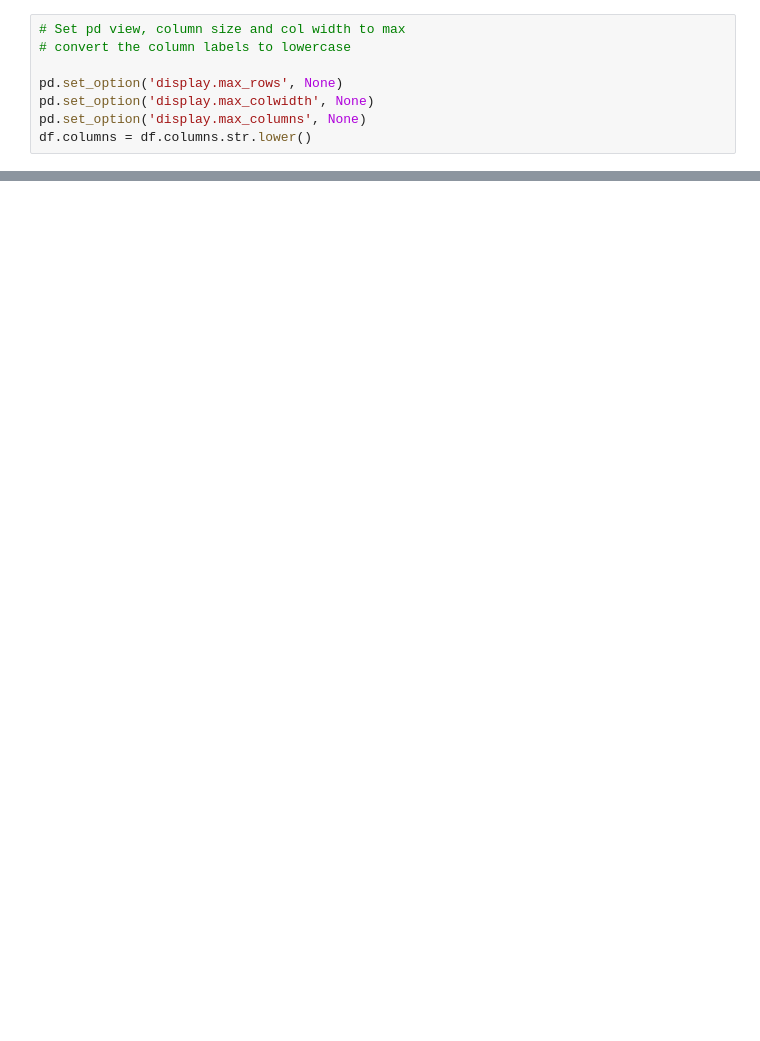
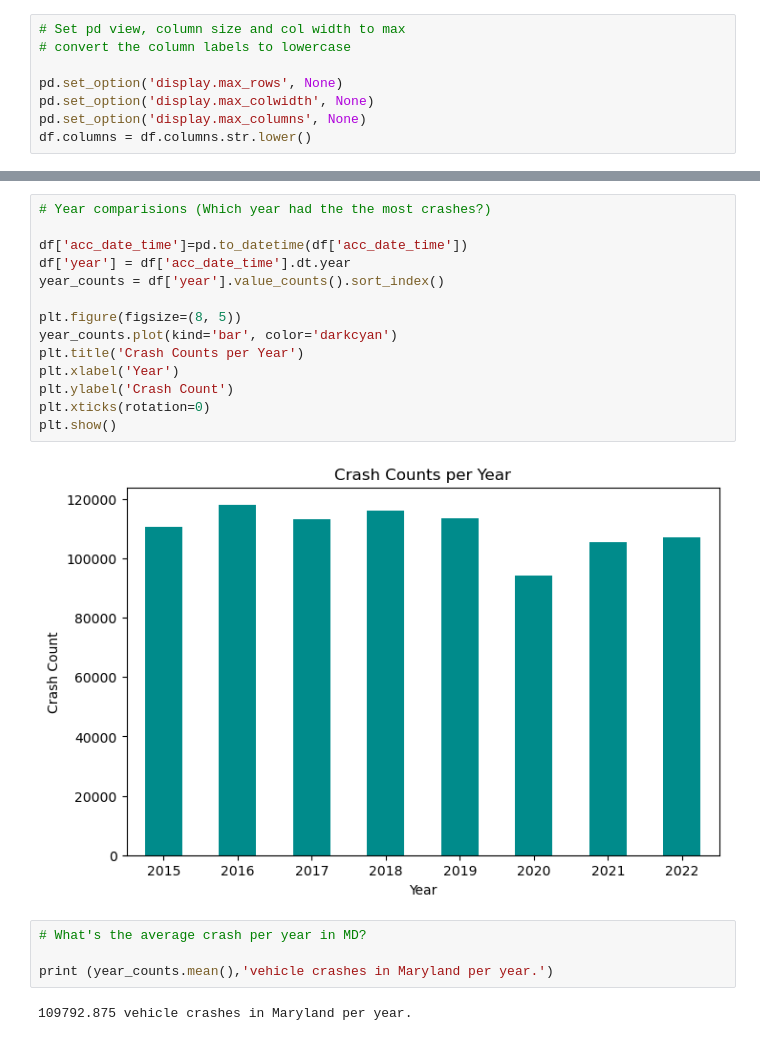
Before and after one commit to kenilegesse/maryland_vehicle_crashes_proj, a Jupyter notebook: EDA_maryland_vehicle_crashes.ipynb, the cells around one changed output, grey strips where cells are left out. Saved outputs shown, nothing was run; the diff lists cells and outputs as text; blank space fills up the shorter version.

```diff
--- a/EDA_maryland_vehicle_crashes.ipynb
+++ b/EDA_maryland_vehicle_crashes.ipynb
@@ -45,0 +63,22 @@ df.describe()
+# %%
+# Year comparisions (Which year had the the most crashes?)
+
+df['acc_date_time']=pd.to_datetime(df['acc_date_time'])
+df['year'] = df['acc_date_time'].dt.year
+year_counts = df['year'].value_counts().sort_index()
+
+plt.figure(figsize=(8, 5))
+year_counts.plot(kind='bar', color='darkcyan')
+plt.title('Crash Counts per Year')
+plt.xlabel('Year')
+plt.ylabel('Crash Count')
+plt.xticks(rotation=0)
+plt.show()
+# %% [output]
+[figure, added]
+# %%
+# What's the average crash per year in MD?
+
+print (year_counts.mean(),'vehicle crashes in Maryland per year.')
+# %% [output]
+109792.875 vehicle crashes in Maryland per year.
```
Also changed, not shown: parts of 16 cells of this notebook, 2 other files.
